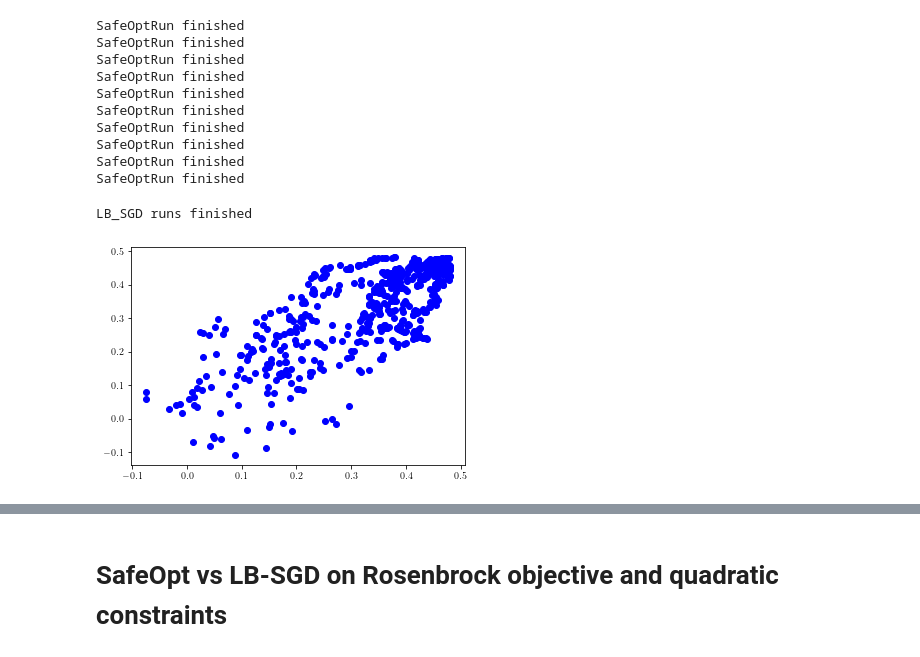
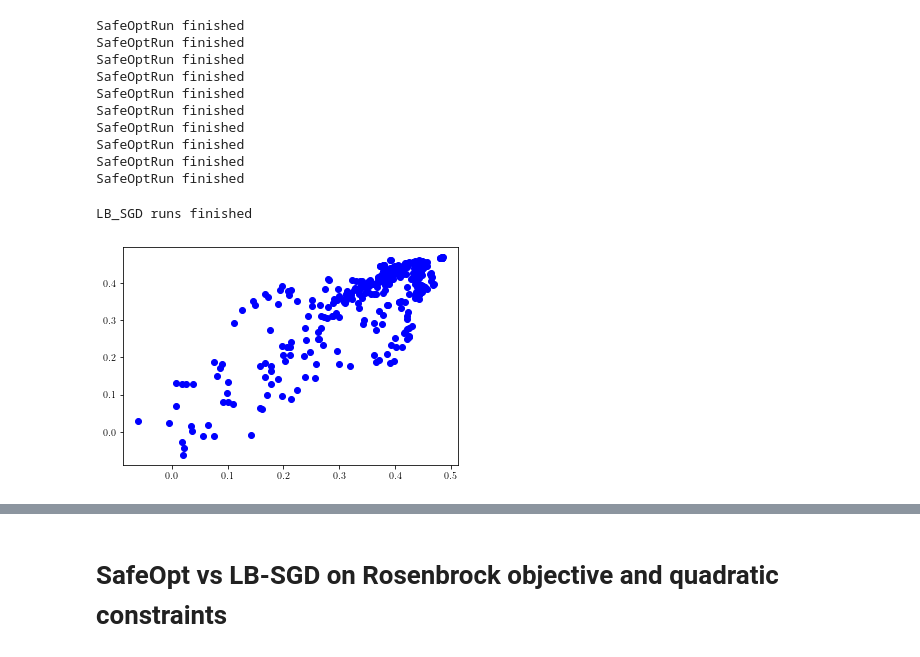
Before and after one commit to Ilnura/Thesis_applications, a Jupyter notebook: evals/Experiments.ipynb, the cells around one changed output, grey strips where cells are left out. Drawn from its saved outputs; the diff is of its cells as text; code cells hidden in the pictures.

```diff
--- a/evals/Experiments.ipynb
+++ b/evals/Experiments.ipynb
@@ -322,7 +346,9 @@ m = 2 * d
 x_opt =  np.ones(d) / d**0.5
 experiments_num = 10
 n = int(d / 2)
-n_iters = 300
+n = 3
+# n_iters = 150
+n_iters = d * 60
 x_opt = np.ones(d) / d**0.5
 x00 = np.zeros(d)
 M0 = 0.5 / d
@@ -343,6 +369,8 @@ def f(x):
     d = np.size(x)
     xx = 2. * np.ones(d)
     return np.linalg.norm(x - xx, 2)**2 / 4. / d
+
+fq4 = f
 # %%
 (SO_errors4, SO_cons4, gp4) = run_exp_SafeOpt(f, h, d, m,
                                                 experiments_num = experiments_num,
@@ -365,16 +393,19 @@ SafeOptRun finished
 # %%
 opt4 = run_exp_LB_SGD(f, h, d, m,
                        experiments_num = experiments_num,
                        n_iters = n_iters,
                        n = n,
                        M0 = M0,
                        Ms = Ms,
                        x00 = x00,
+                       init_std = 0.,
+                       eta0 = 0.02,
+                       factor = 0.9,
                        x_opt = x_opt,
                        sigma = sigma,
                        problem_name = problem_name)
 # %% [output]
 LB_SGD runs finished
-[figure, old version]
+[figure, new version]
 # %%
 # plot_experiments_single(d, problem_name)
```
Also changed, not shown: parts of 39 cells of this notebook, 32 other files.
